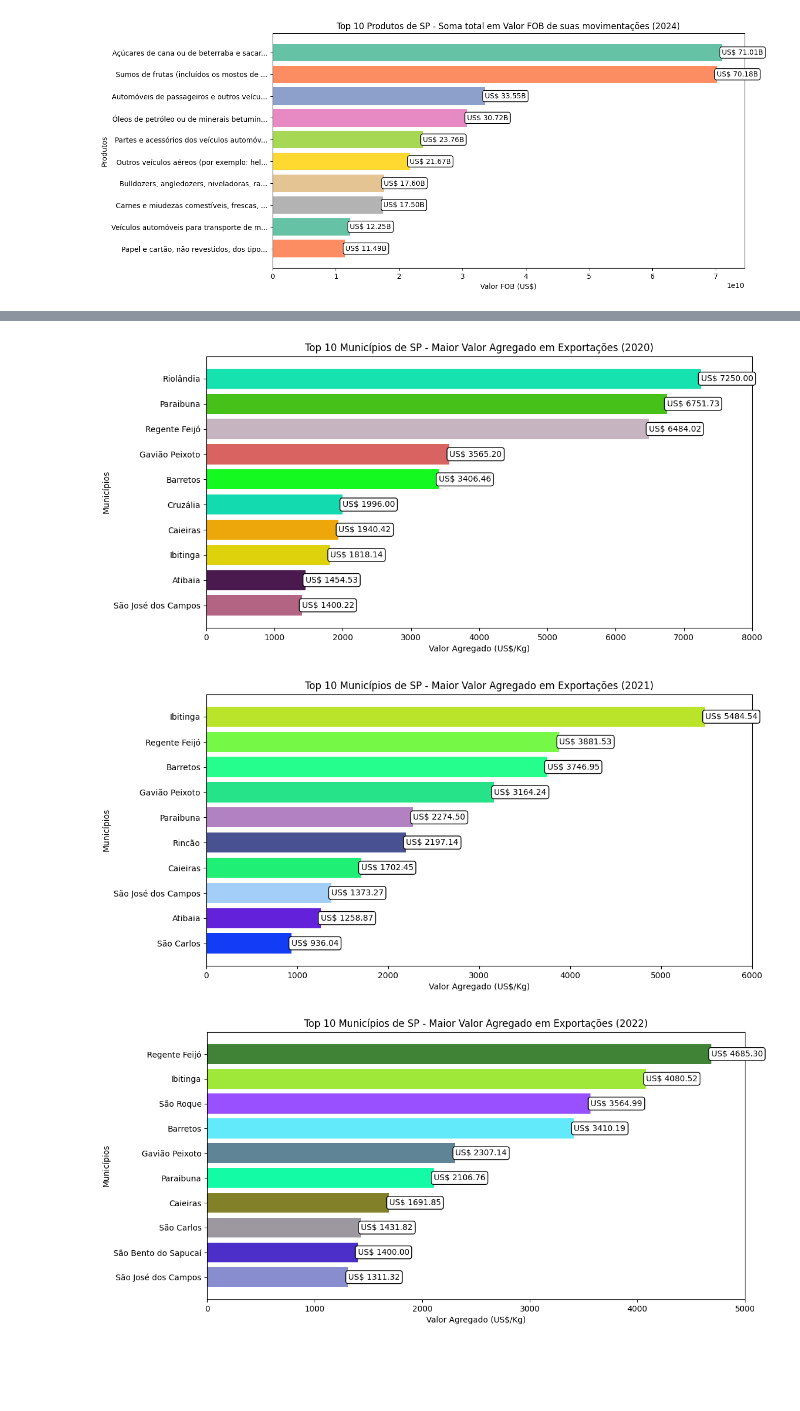
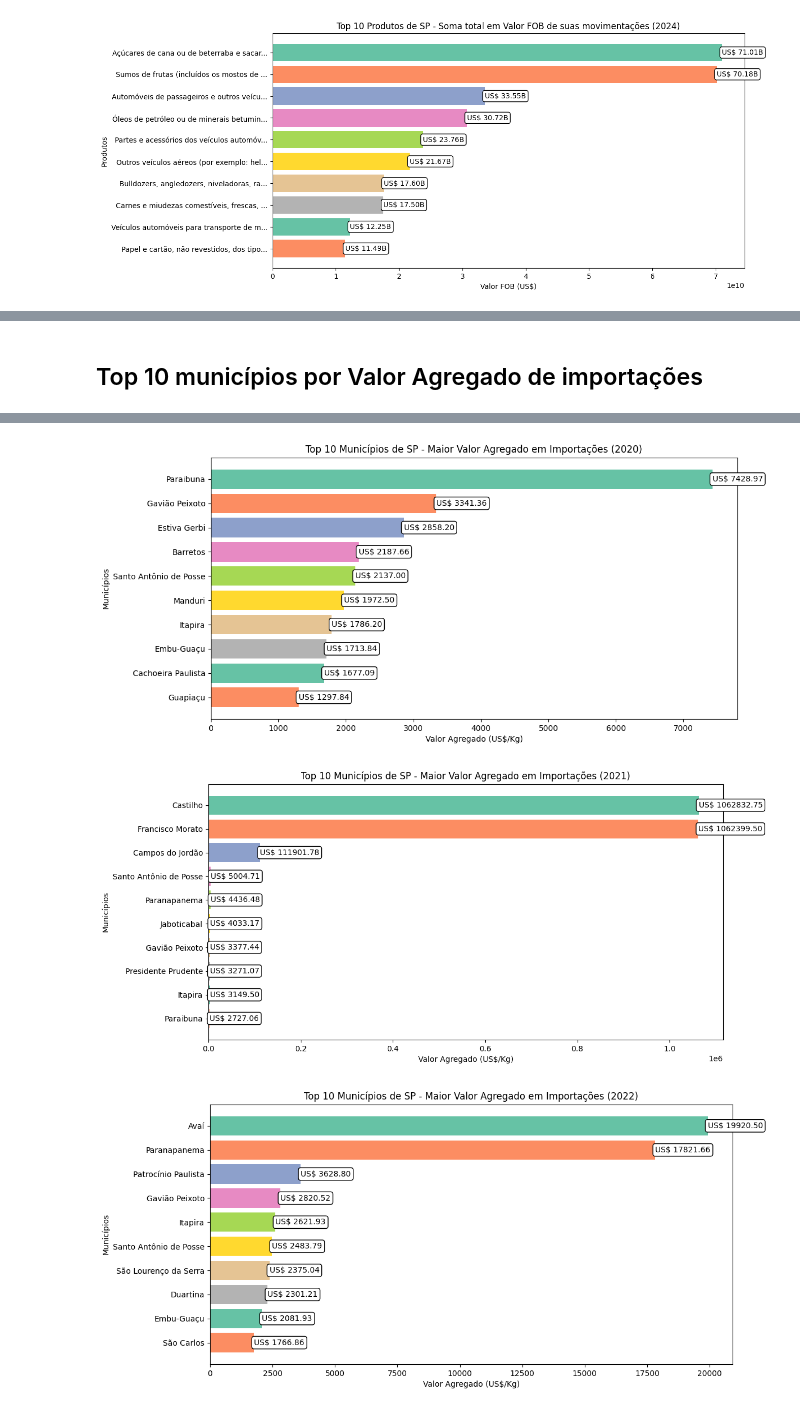
Before and after one commit to kakashinho/API-Crows, a Jupyter notebook: Docs/Google Colab/todos_os_graficos.ipynb, the cells around one changed output, grey strips where cells are left out. Cells and saved outputs as stored; diff of their text form; code cells hidden in the pictures; blank space fills up the shorter version.

```diff
--- a/Docs/Google Colab/todos_os_graficos.ipynb
+++ b/Docs/Google Colab/todos_os_graficos.ipynb
@@ -135,29 +19,0 @@ for year in range(2019,2025):
-# %%
-# TOP 10 MUNICIPIOS POR QUANTIDADE DE EXPORTAÇÃO
-
-for year in range (2019, 2025):
-
-    # RENOMEAR PARA SER COMPATIVEL COM BASE MUN
-    df_mun = df_mun.rename(columns={"CO_MUN_GEO": "CO_MUN"})
-
-    # APENAS ESTADO DE SP // MESCLAR COM A TABELA DE MUN PARA PEGAR OS NOMES
-    df_mun_sp = df[df["SG_UF_MUN"] == "SP"]
-    df_mun_sp = pd.merge(df_mun_sp, df_mun[['CO_MUN', 'NO_MUN']], on='CO_MUN', how='left')
-
-    mun_counts= df_mun_sp["NO_MUN"].value_counts()
-    mun_counts = mun_counts.head(10) # top 10 (pega os 10 primeiros valores)
-
-    # grafico
-    plt.figure(figsize=(10, 6))
-    mun_counts.plot(kind='bar')
-
-    # Customize the plot
-    plt.title(f'Quantidade de exportações por município de SP em {year}', fontsize=14)
-    plt.xlabel('Município', fontsize=12)
-    plt.ylabel('Quantidade', fontsize=12)
-    plt.xticks(rotation=45, ha='right')  # Rotate the x-axis labels for better readability
-    plt.tight_layout()
-
-    # Show the plot
-    plt.show()
-    print(mun_counts)
@@ -416,6 +281,8 @@ See the caveats in the documentation: https://pandas.pydata.org/pandas-docs/stab
+# %% [markdown]
+## Top 10 municípios por Valor Agregado de importações
 # %%
 for year in range(2019, 2025):
-    url = f'https://balanca.economia.gov.br/balanca/bd/comexstat-bd/mun/EXP_{year}_MUN.csv'
+    url = f'https://balanca.economia.gov.br/balanca/bd/comexstat-bd/mun/IMP_{year}_MUN.csv'
     df = pd.read_csv(url, sep=";", encoding="latin1")
 
     # Filtrar dados para o estado de São Paulo (SP)
@@ -439,8 +306,8 @@ for year in range(2019, 2025):
     # Selecionar as 10 cidades com maior valor agregado
     municipios_top10 = municipios_agregado.sort_values(by="VALOR_AGREGADO", ascending=False).head(10)
 
-    # Criar cores aleatórias para cada barra
-    colors = ["#%06x" % random.randint(0, 0xFFFFFF) for _ in range(len(municipios_top10))]
+    # Usando uma paleta de cores do seaborn (pode ser qualquer uma das paletas, como 'Set1', 'tab10', etc.)
+    paleta_de_cores = sns.color_palette("Set2", n_colors=len(municipios_top10))
 
     # Criar gráfico de barras com cores variadas
     plt.figure(figsize=(12, 6))
@@ -453,17 +320,14 @@ for year in range(2019, 2025):
         plt.text(width, y_position, f'US$ {width:.2f}', va='center', ha='left', color='black', fontsize=10,
                 bbox=dict(facecolor='white', edgecolor='black', boxstyle='round,pad=0.3'))
 
-    # Ajustar o eixo X para aparecer de 1000 em 1000
-    plt.xticks(range(0, int(municipios_top10["VALOR_AGREGADO"].max()) + 1000, 1000))
+    # # Ajustar o eixo X para aparecer de 1000 em 1000
+    # plt.xticks(range(0, int(municipios_top10["VALOR_AGREGADO"].max()) + 1000, 1000))
 
     # Adicionar rótulos e título
     plt.xlabel("Valor Agregado (US$/Kg)")
     plt.ylabel("Municípios")
-    plt.title(f"Top 10 Municípios de SP - Maior Valor Agregado em Exportações ({year})")
+    plt.title(f"Top 10 Municípios de SP - Maior Valor Agregado em Importações ({year})")
 
     # Inverter a ordem do eixo Y para mostrar o maior valor no topo
     plt.gca().invert_yaxis()
-
-    # Salvar o gráfico como imagem antes de exibir
-    # plt.savefig("/content/export_2013.jpg", format="jpg", dpi=300, bbox_inches="tight")
 # %% [output]
@@ -471,3 +335,3 @@ for year in range(2019, 2025):
-[figure, old version]
+[figure, new version]
-[figure, old version]
+[figure, new version]
-[figure, old version]
+[figure, new version]
```
Also changed, not shown: parts of 12 cells of this notebook.
